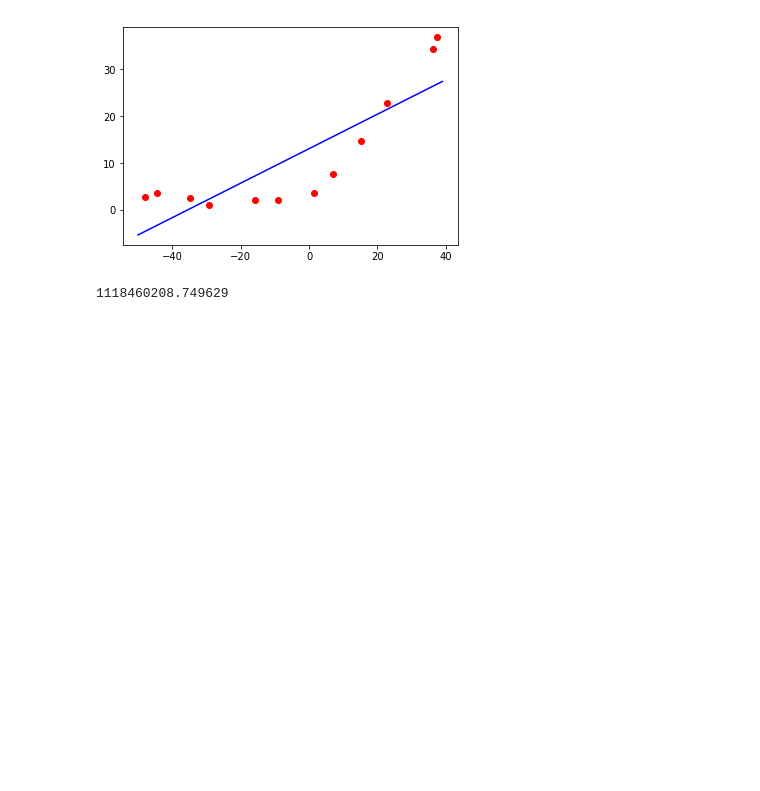
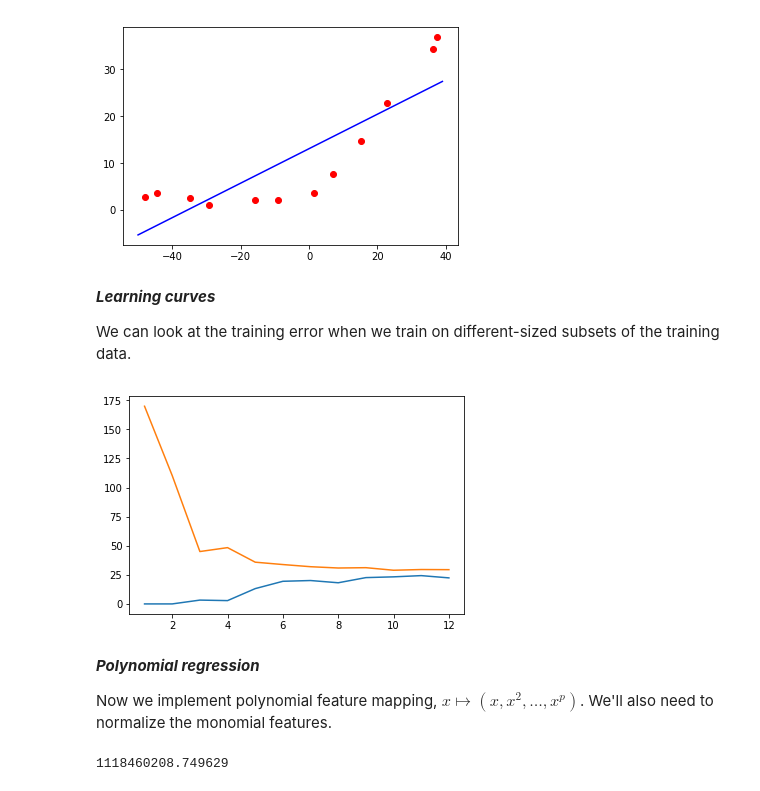
Before and after one commit to davidjbauer/andrew-ng-ML, a Jupyter notebook: ex5.ipynb, the cells around one changed output. Cells and saved outputs as stored; diff of their text form; code cells hidden in the pictures; blank space fills up the shorter version.

```diff
--- a/ex5.ipynb
+++ b/ex5.ipynb
@@ -58,3 +82,7 @@ plt.plot(x_plot, y_plot, color='blue')
 # %% [output]
 [<matplotlib.lines.Line2D at 0x...>]
 [figure]
+# %% [markdown]
+___Learning curves___
+
+We can look at the training error when we train on different-sized subsets of the training data.
@@ -61,3 +104,11 @@ plt.plot(x_plot, y_plot, color='blue')
+# %%
+plot_training_error(X_train, y_train, X_cv, y_cv)
+# %% [output]
+[figure, added]
+# %% [markdown]
+___Polynomial regression___
+
+Now we implement polynomial feature mapping, $x \mapsto (x, x^2, \ldots, x^p)$. We'll also need to normalize the monomial features.
 # %%
 def poly_features(X, p):
     poly_X = copy.deepcopy(X)
```
Also changed, not shown: parts of 18 cells of this notebook.
